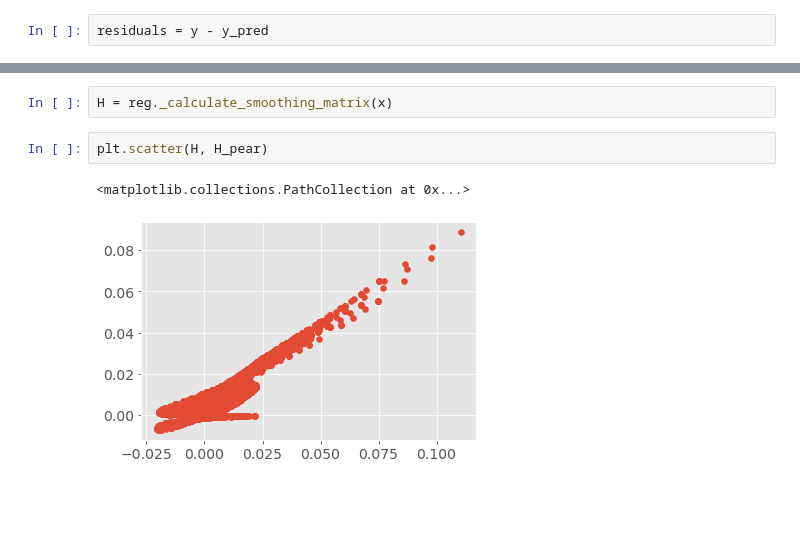
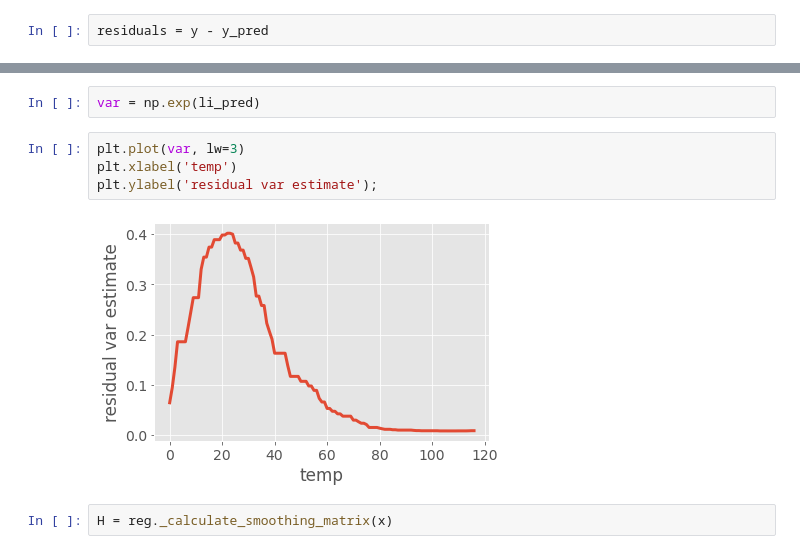
Before and after one commit to JulietteFranque/SDS383D_JF, a Jupyter notebook: exercises-06/notebooks/local_polynomial_regression.ipynb, the cells around one changed output, grey strips where cells are left out. Cells and saved outputs as stored; diff of their text form; blank space fills up the shorter version.

```diff
--- a/exercises-06/notebooks/local_polynomial_regression.ipynb
+++ b/exercises-06/notebooks/local_polynomial_regression.ipynb
@@ -282,7 +75,10 @@ array([86.61405138])
+# %%
+var = np.exp(li_pred)
+# %%
+plt.plot(var, lw=3)
+plt.xlabel('temp')
+plt.ylabel('residual var estimate');
+# %% [output]
+[figure, added]
 # %%
 H = reg._calculate_smoothing_matrix(x)
-# %%
-plt.scatter(H, H_pear)
-# %% [output]
-<matplotlib.collections.PathCollection at 0x...>
-[figure, removed]
```
Also changed, not shown: parts of 24 cells of this notebook, 2 other files.
